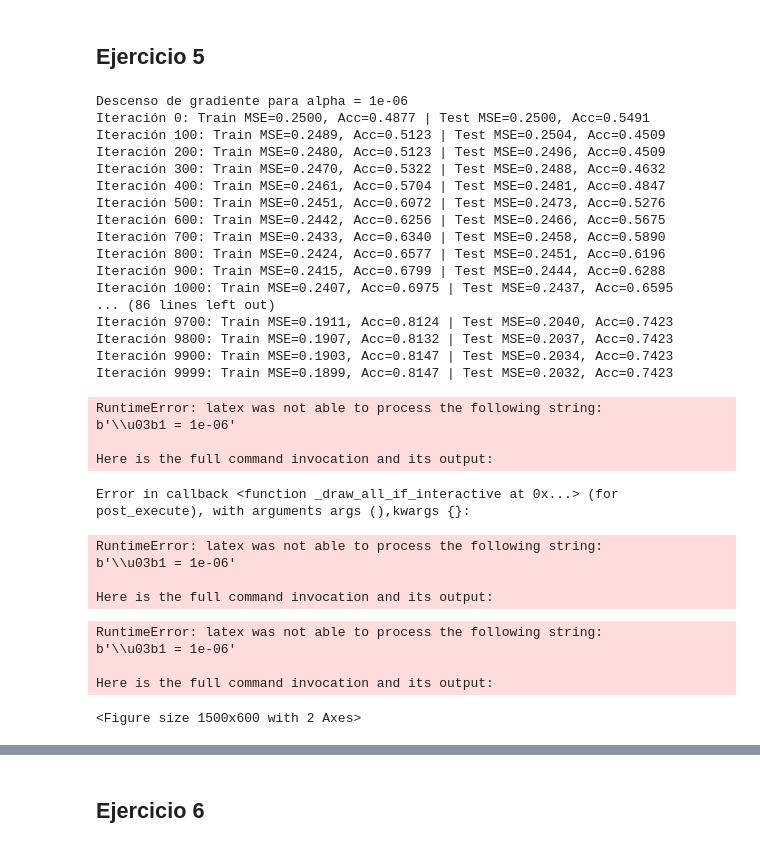
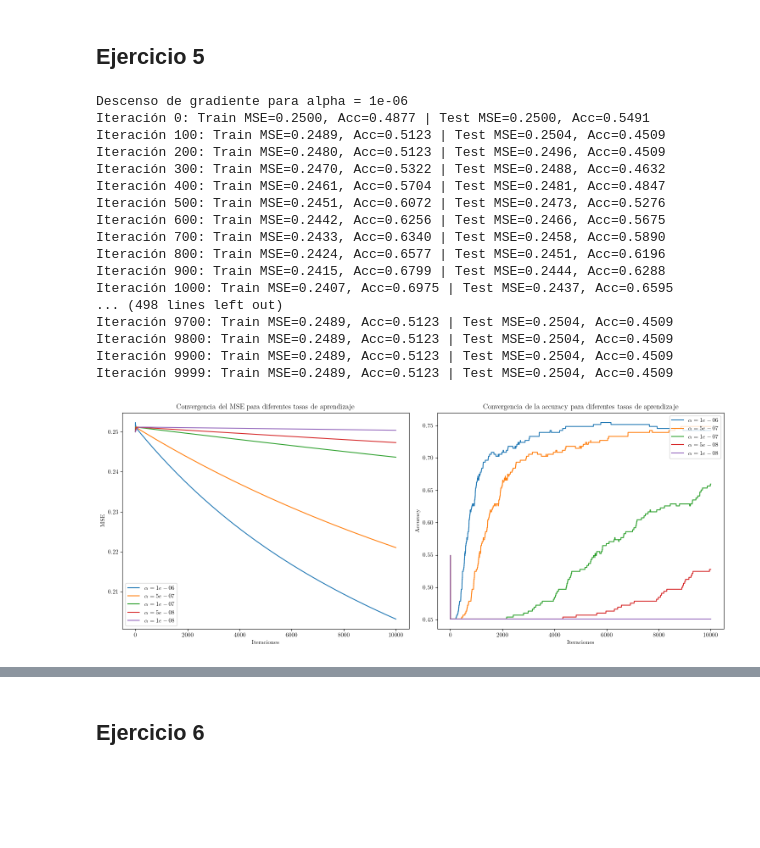
Before and after one commit to ngalindez/MET-TP2, a Jupyter notebook: codigo.ipynb, the cells around one changed output, grey strips where cells are left out. Drawn from its saved outputs; the diff is of its cells as text; code cells hidden in the pictures; blank space fills up the shorter version.

```diff
--- a/codigo.ipynb
+++ b/codigo.ipynb
@@ -192,8 +250,7 @@ Mejora en Accuracy: -1.22%
 # %% [markdown]
 ## Ejercicio 5
 # %%
-#valores_alpha = [1e-6, 5*1e-7, 1e-7, 5*1e-8, 1e-8]
-valores_alpha = [1e-6]
+valores_alpha = [1e-6, 5*1e-7, 1e-7, 5*1e-8, 1e-8]
 alpha_mse_lists = []
 alpha_acc_lists = []
 num_it = 10000
@@ -210,55 +267,40 @@ plt.figure(figsize=(15, 6))
 # Graficamos convergencia del MSE
 plt.subplot(1, 2, 1)
 for i, alpha in enumerate(valores_alpha):
-    plt.plot(alpha_mse_lists[i], label=f'α = {alpha}')
+    plt.plot(alpha_mse_lists[i], label=f'$\\alpha = {alpha}$')
 plt.xlabel('Iteraciones')
 plt.ylabel('MSE')
 plt.title('Convergencia del MSE para diferentes tasas de aprendizaje')
 plt.legend()
-plt.grid(True)
 
 # Graficamos convergencia de accuracy
 plt.subplot(1, 2, 2)
 for i, alpha in enumerate(valores_alpha):
-    plt.plot(alpha_acc_lists[i], label=f'α = {alpha}')
+    plt.plot(alpha_acc_lists[i], label=f'$\\alpha = {alpha}$')
 plt.xlabel('Iteraciones')
 plt.ylabel('Accuracy')
 plt.title('Convergencia de la accuracy para diferentes tasas de aprendizaje')
-plt.legend()
-plt.grid(True)
+plt.legend(loc='upper right')
 
-#plt.savefig('graficos/4.png', dpi=300)
+plt.savefig('graficos/5.png')
 plt.tight_layout()
 plt.show()
 # %% [output]
 Descenso de gradiente para alpha = 1e-06
 Iteración 0: Train MSE=0.2500, Acc=0.4877 | Test MSE=0.2500, Acc=0.5491
 Iteración 100: Train MSE=0.2489, Acc=0.5123 | Test MSE=0.2504, Acc=0.4509
 Iteración 200: Train MSE=0.2480, Acc=0.5123 | Test MSE=0.2496, Acc=0.4509
 Iteración 300: Train MSE=0.2470, Acc=0.5322 | Test MSE=0.2488, Acc=0.4632
 Iteración 400: Train MSE=0.2461, Acc=0.5704 | Test MSE=0.2481, Acc=0.4847
 Iteración 500: Train MSE=0.2451, Acc=0.6072 | Test MSE=0.2473, Acc=0.5276
 Iteración 600: Train MSE=0.2442, Acc=0.6256 | Test MSE=0.2466, Acc=0.5675
 Iteración 700: Train MSE=0.2433, Acc=0.6340 | Test MSE=0.2458, Acc=0.5890
 Iteración 800: Train MSE=0.2424, Acc=0.6577 | Test MSE=0.2451, Acc=0.6196
 Iteración 900: Train MSE=0.2415, Acc=0.6799 | Test MSE=0.2444, Acc=0.6288
 Iteración 1000: Train MSE=0.2407, Acc=0.6975 | Test MSE=0.2437, Acc=0.6595
-... (86 lines left out)
-Iteración 9700: Train MSE=0.1911, Acc=0.8124 | Test MSE=0.2040, Acc=0.7423
-Iteración 9800: Train MSE=0.1907, Acc=0.8132 | Test MSE=0.2037, Acc=0.7423
-Iteración 9900: Train MSE=0.1903, Acc=0.8147 | Test MSE=0.2034, Acc=0.7423
-Iteración 9999: Train MSE=0.1899, Acc=0.8147 | Test MSE=0.2032, Acc=0.7423
+... (498 lines left out)
+Iteración 9700: Train MSE=0.2489, Acc=0.5123 | Test MSE=0.2504, Acc=0.4509
+Iteración 9800: Train MSE=0.2489, Acc=0.5123 | Test MSE=0.2504, Acc=0.4509
+Iteración 9900: Train MSE=0.2489, Acc=0.5123 | Test MSE=0.2504, Acc=0.4509
+Iteración 9999: Train MSE=0.2489, Acc=0.5123 | Test MSE=0.2504, Acc=0.4509
-RuntimeError: latex was not able to process the following string:
-b'\\u03b1 = 1e-06'
-
-Here is the full command invocation and its output:
-Error in callback <function _draw_all_if_interactive at 0x...> (for post_execute), with arguments args (),kwargs {}:
-RuntimeError: latex was not able to process the following string:
-b'\\u03b1 = 1e-06'
-
-Here is the full command invocation and its output:
-RuntimeError: latex was not able to process the following string:
-b'\\u03b1 = 1e-06'
-
-Here is the full command invocation and its output:
-<Figure size 1500x600 with 2 Axes>
+[figure, added]
```
Also changed, not shown: parts of 12 cells of this notebook, 13 other files.
